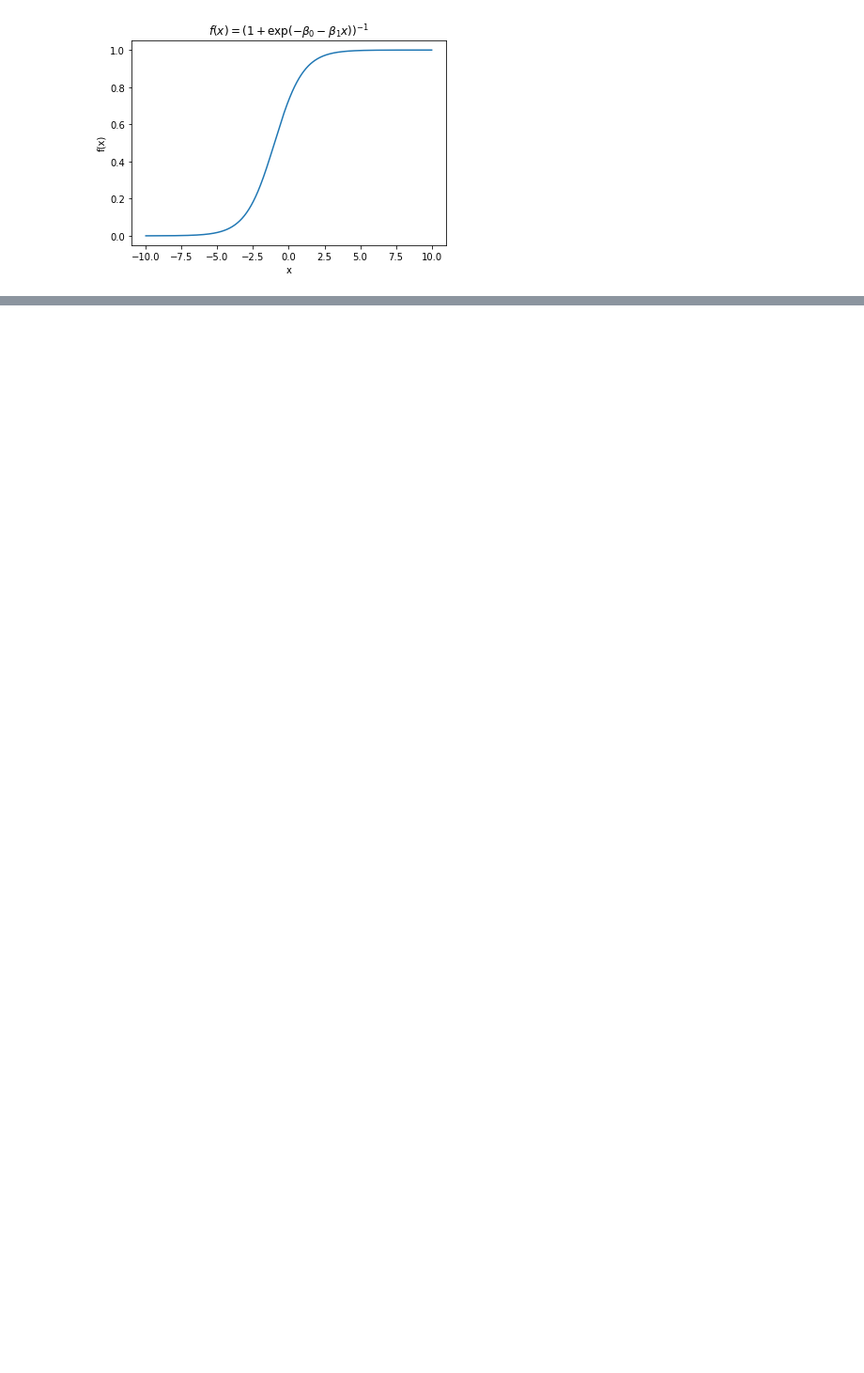
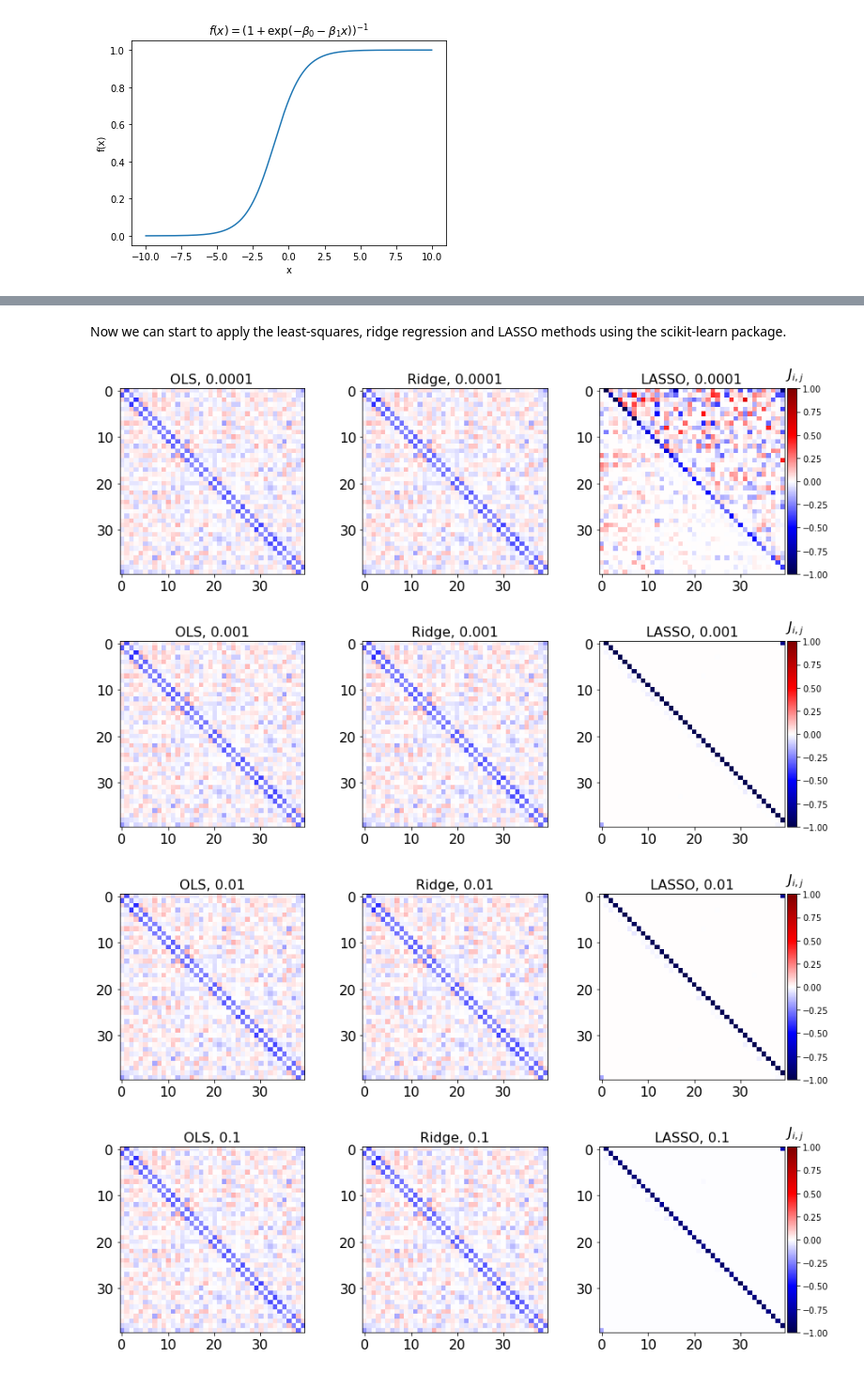
Before and after one commit to Oo1Insane1oO/Data-Analysis-and-Machine-Learning, a Jupyter notebook: ising/Project_on_Machine_Learning.ipynb, the cells around one changed output, grey strips where cells are left out. Shown: that part at 94% size. Cells and saved outputs as stored; diff of their text form; code cells hidden in the pictures; blank space fills up the shorter version.

```diff
--- a/ising/Project_on_Machine_Learning.ipynb
+++ b/ising/Project_on_Machine_Learning.ipynb
@@ -127,0 +251,73 @@ This is a transcendental equation for $\boldsymbol{w}$ which has to be solved nu
+# %% [markdown]
+Now we can start to apply the least-squares, ridge regression and LASSO methods using the scikit-learn package.
+# %%
+from sklearn import linear_model
+import matplotlib.pyplot as plt
+from mpl_toolkits.axes_grid1 import make_axes_locatable
+
+def make_plot(coefs, L, lamdas, titles=['OLS', 'Ridge', 'LASSO']):
+    """ plot results """
+
+    cmap_args = dict(vmin=-1., vmax=1., cmap='seismic')
+    for l,lamda in enumerate(lamdas):
+        fig, ax = plt.subplots(nrows=1, ncols=len(coefs))
+        for i,coeff in enumerate(coefs):
+            J = np.array(coeff[l]).reshape((L,L))
+            im = ax[i].imshow(J, **cmap_args)
+            ax[i].set_title(titles[i] + ", " + str(lamda), fontsize=16)
+            ax[i].tick_params(labelsize=16)
+        # end forl
+
+        divider = make_axes_locatable(ax[2])
+        cax = divider.append_axes("right", size="5%", pad=0.05)
+        cbar = fig.colorbar(im, cax=cax)
+
+        cbar.set_label('$J_{i,j}$', labelpad=-40, y=1.12, fontsize=16, rotation=0)
+        fig.subplots_adjust(right=2.0)
+    # end fori
+
+    plt.show()
+# end function make_plot
+
+def apply_method(model, x_train, y_train, x_test, y_test, lamda=None):
+    """ apply model, return weights and performance score """
+
+    # set regularization parameter if given
+    if lamda:
+        model.set_params(alpha=lamda)
+    # end if
+
+    # run fitting and store weights
+    model.fit(x_train, y_train)
+
+    return model.coef_, model.score(x_train, y_train), model.score(x_test, y_test)
+# end function apply_method
+
+def grab_axis(nested_list, j=0):
+    """ slice list and return axis j """
+    return [[i[j] for i in r] for r in nested_list]
+# end function grab_axis_i
+
+# list for results
+results = []
+
+# regularization parameters
+lamdas = np.logspace(-4,5,10)
+
+least_squares_results = apply_method(linear_model.LinearRegression(), X_train, Y_train, X_test, Y_test)
+results.append([least_squares_results for r in range(len(lamdas))])
+
+for rl in [linear_model.Ridge(), linear_model.Lasso()]:
+    tmp_res = []
+    for lamda in lamdas:
+        tmp_res.append(apply_method(rl, X_train, Y_train, X_test, Y_test, lamda))
+    # end for lamda
+    results.append(tmp_res)
+# end for rl
+
+make_plot(grab_axis(results,0), L, lamdas)
+# %% [output]
+[figure, added]
+[figure, added]
+[figure, added]
+[figure, added]
```
Also changed, not shown: parts of 7 cells of this notebook, 2 other files.
